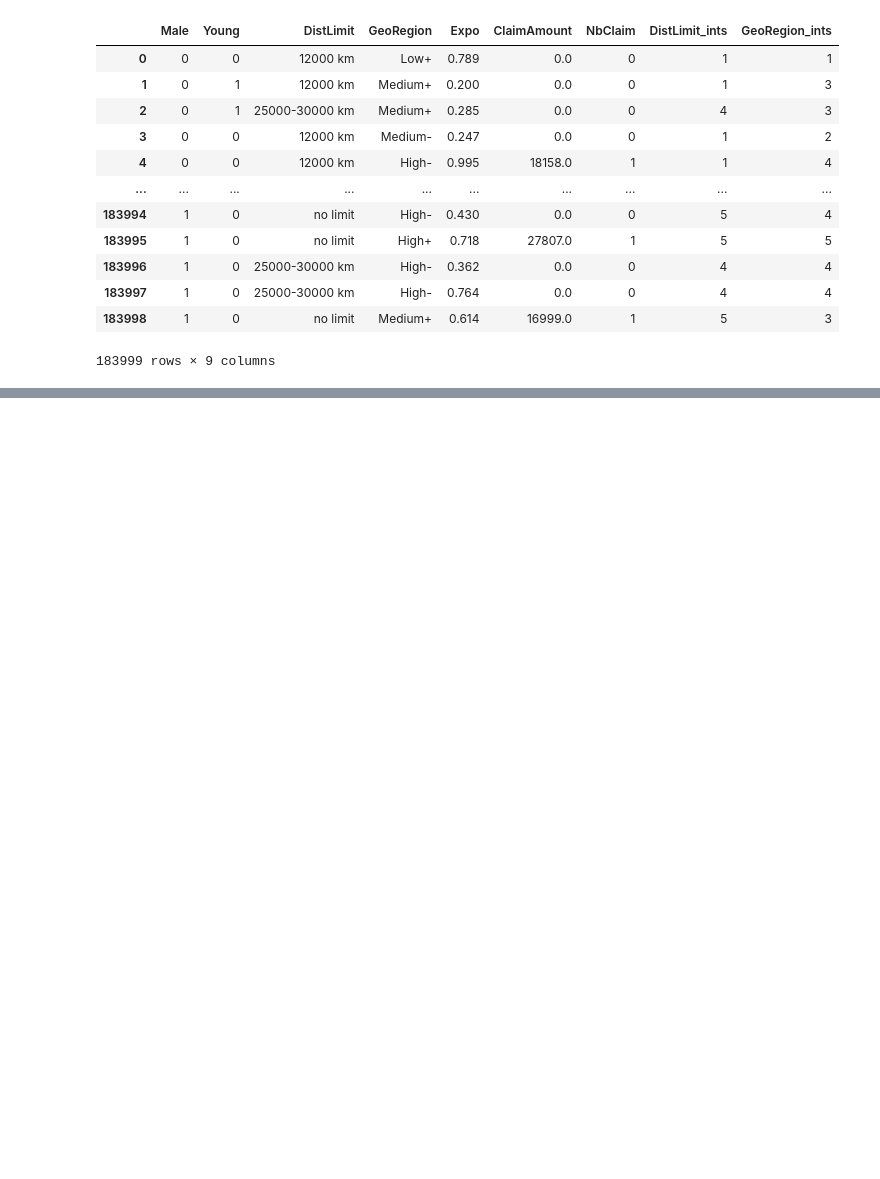
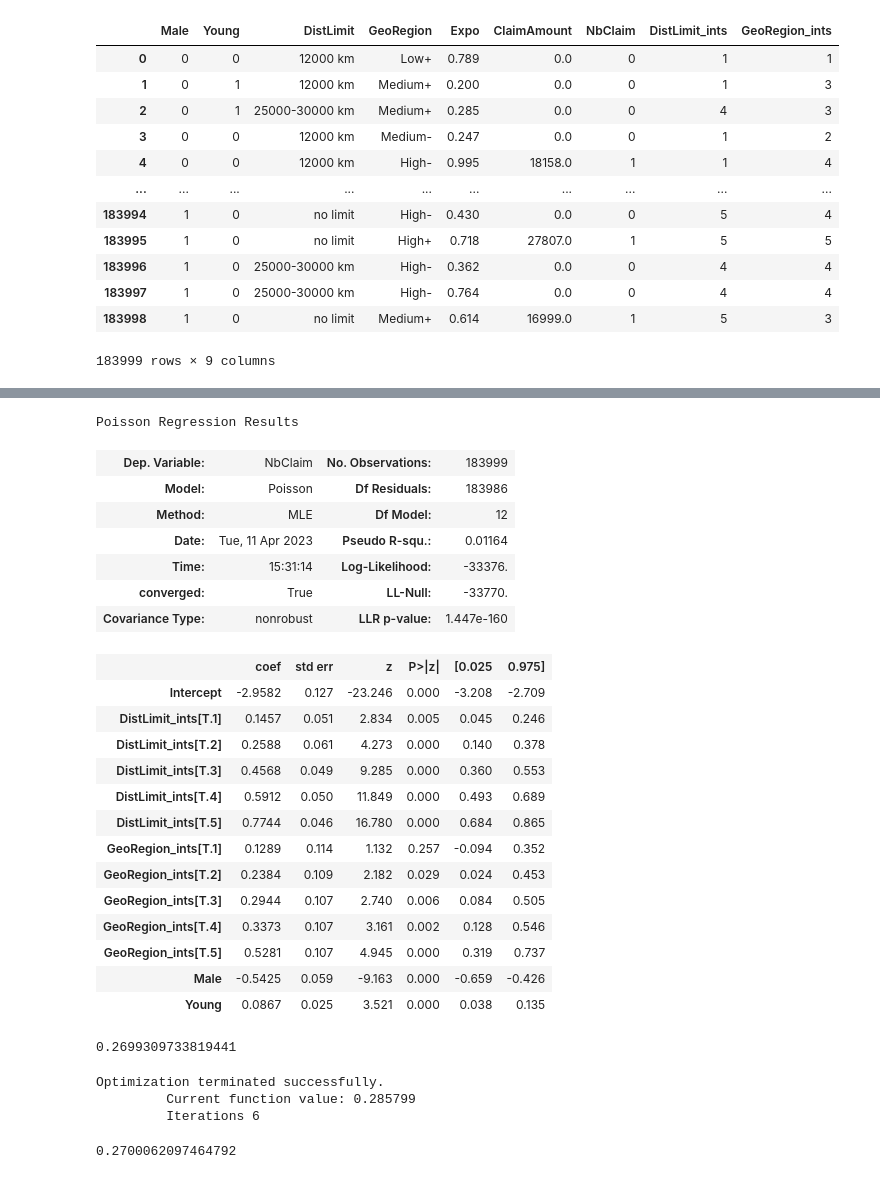
Before and after one commit to MortenBlorstad/StableTrees, a Jupyter notebook: StableTrees_examples/claim_frequency_estimation.ipynb, the cells around one changed output, grey strips where cells are left out. Saved outputs shown, nothing was run; the diff lists cells and outputs as text; code cells hidden in the pictures; blank space fills up the shorter version.

```diff
--- a/StableTrees_examples/claim_frequency_estimation.ipynb
+++ b/StableTrees_examples/claim_frequency_estimation.ipynb
@@ -462,0 +466,38 @@ np.exp(-0.8+np.mean(y))
+# %%
+result.summary()
+# %% [output]
+Poisson Regression Results
+| Dep. Variable: | NbClaim | No. Observations: | 183999 |
+| Model: | Poisson | Df Residuals: | 183986 |
+| Method: | MLE | Df Model: | 12 |
+| Date: | Tue, 11 Apr 2023 | Pseudo R-squ.: | 0.01164 |
+| Time: | 15:31:14 | Log-Likelihood: | -33376. |
+| converged: | True | LL-Null: | -33770. |
+| Covariance Type: | nonrobust | LLR p-value: | 1.447e-160 |
+|  | coef | std err | z | P>|z| | [0.025 | 0.975] |
+| Intercept | -2.9582 | 0.127 | -23.246 | 0.000 | -3.208 | -2.709 |
+| DistLimit_ints[T.1] | 0.1457 | 0.051 | 2.834 | 0.005 | 0.045 | 0.246 |
+| DistLimit_ints[T.2] | 0.2588 | 0.061 | 4.273 | 0.000 | 0.140 | 0.378 |
+| DistLimit_ints[T.3] | 0.4568 | 0.049 | 9.285 | 0.000 | 0.360 | 0.553 |
+| DistLimit_ints[T.4] | 0.5912 | 0.050 | 11.849 | 0.000 | 0.493 | 0.689 |
+| DistLimit_ints[T.5] | 0.7744 | 0.046 | 16.780 | 0.000 | 0.684 | 0.865 |
+| GeoRegion_ints[T.1] | 0.1289 | 0.114 | 1.132 | 0.257 | -0.094 | 0.352 |
+| GeoRegion_ints[T.2] | 0.2384 | 0.109 | 2.182 | 0.029 | 0.024 | 0.453 |
+| GeoRegion_ints[T.3] | 0.2944 | 0.107 | 2.740 | 0.006 | 0.084 | 0.505 |
+| GeoRegion_ints[T.4] | 0.3373 | 0.107 | 3.161 | 0.002 | 0.128 | 0.546 |
+| GeoRegion_ints[T.5] | 0.5281 | 0.107 | 4.945 | 0.000 | 0.319 | 0.737 |
+| Male | -0.5425 | 0.059 | -9.163 | 0.000 | -0.659 | -0.426 |
+| Young | 0.0867 | 0.025 | 3.521 | 0.000 | 0.038 | 0.135 |
+# %%
+mean_poisson_deviance(ClaimNb,result.predict(df,offset=np.log(df["Expo"])))
+# %% [output]
+0.2699309733819441
+# %%
+poisson_model = smf.poisson("y~Male + Young + DistLimit_ints + GeoRegion_ints", data = df,weights =df["Expo"])
+result = poisson_model.fit()
+mean_poisson_deviance(ClaimNb,result.predict(df)*Exposure)
+# %% [output]
+Optimization terminated successfully.
+         Current function value: 0.285799
+         Iterations 6
+0.2700062097464792
```
Also changed, not shown: parts of 19 cells of this notebook, 13 other files.
